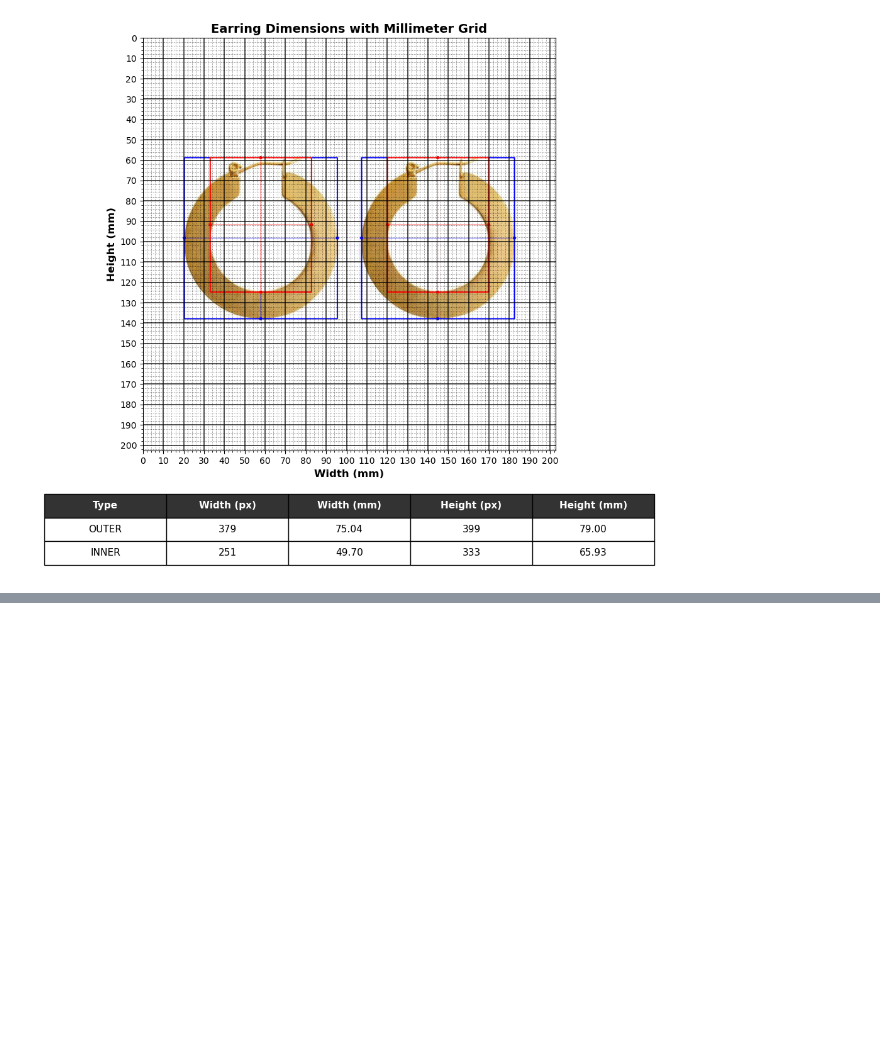
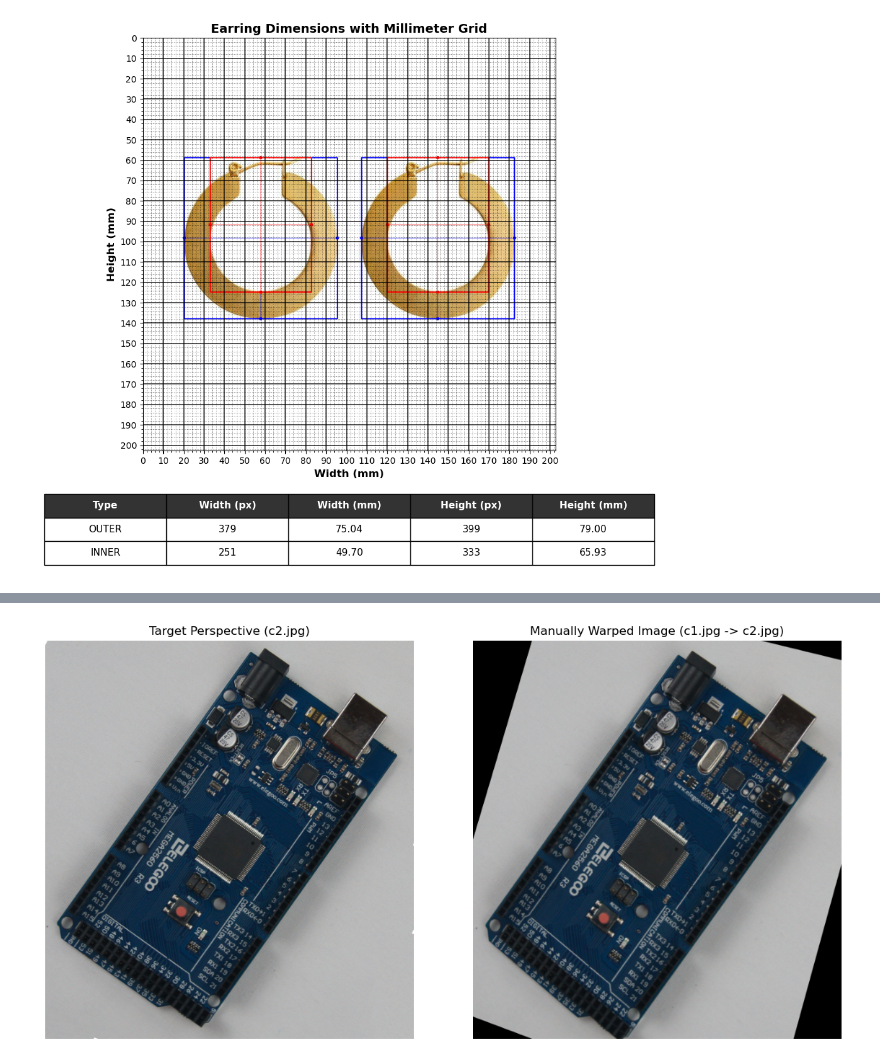
Before and after one commit to NNJ16/258784R_a02, a Jupyter notebook: 258784R_a02.ipynb, the cells around one changed output, grey strips where cells are left out. Drawn from its saved outputs; the diff is of its cells as text; code cells hidden in the pictures; blank space fills up the shorter version.

```diff
--- a/258784R_a02.ipynb
+++ b/258784R_a02.ipynb
@@ -255,0 +258,79 @@ plt.show()
+# %%
+import cv2 as cv
+import numpy as np
+import matplotlib.pyplot as plt
+
+N = 6
+global n
+n = 0
+p1 = np.empty((N, 2), dtype=np.float32)
+p2 = np.empty((N, 2), dtype=np.float32)
+
+def draw_circle(event, x, y, flags, param):
+    global n
+    p = param[0]
+    if event == cv.EVENT_LBUTTONDOWN:
+        cv.circle(param[1], (x, y), 5, (255, 0, 0), -1)
+        p[n] = (x, y)
+        n += 1
+        cv.imshow(param[2], param[1])
+
+im1 = cv.imread('assets/c1.jpg', cv.IMREAD_REDUCED_COLOR_4)
+im2 = cv.imread('assets/c2.jpg', cv.IMREAD_REDUCED_COLOR_4)
+
+im1copy = im1.copy()
+im2copy = im2.copy()
+
+cv.namedWindow('Image 1', cv.WINDOW_AUTOSIZE)
+
+param1 = [p1, im1copy, 'Image 1']
+cv.setMouseCallback('Image 1', draw_circle, param1)
+
+print(f"Please click {N} distinct points on Image 1...")
+while (1):
+    cv.imshow("Image 1", im1copy)
+    if n == N:
+        break
+    if cv.waitKey(20) & 0xFF == 27: # Press ESC to exit early
+        break
+cv.destroyWindow('Image 1')
+
+
+n = 0 # Reset counter for the second image
+cv.namedWindow('Image 2', cv.WINDOW_AUTOSIZE)
+param2 = [p2, im2copy, 'Image 2']
+cv.setMouseCallback('Image 2', draw_circle, param2)
+
+print(f"Please click the exact same {N} corresponding points on Image 2 in the same order...")
+while (1):
+    cv.imshow("Image 2", im2copy)
+    if n == N:
+        break
+    if cv.waitKey(20) & 0xFF == 27: # Press ESC to exit early
+        break
+cv.destroyWindow('Image 2')
+
+print("\nRecorded Points for Image 1 (p1):\n", p1)
+print("Recorded Points for Image 2 (p2):\n", p2)
+
+# Compute Homography from the manually clicked points
+H_manual, _ = cv.findHomography(p1, p2, method=cv.RANSAC)
+print("\nComputed Homography Matrix (H_manual):\n", H_manual)
+# Warp image 1 to the perspective of image 2
+warped_manual = cv.warpPerspective(im1, H_manual, (im2.shape[1], im2.shape[0]))
+
+plt.figure(figsize=(12, 6))
+
+plt.subplot(1, 2, 1)
+plt.imshow(cv.cvtColor(im2, cv.COLOR_BGR2RGB))
+plt.title('Target Perspective (c2.jpg)')
+plt.axis('off')
+
+plt.subplot(1, 2, 2)
+plt.imshow(cv.cvtColor(warped_manual, cv.COLOR_BGR2RGB))
+plt.title('Manually Warped Image (c1.jpg -> c2.jpg)')
+plt.axis('off')
+
+plt.tight_layout()
+plt.show()
+# %% [output]
@@ -255,0 +354 @@ plt.show()
+[figure, added]
```
Also changed, not shown: parts of 6 cells of this notebook.
